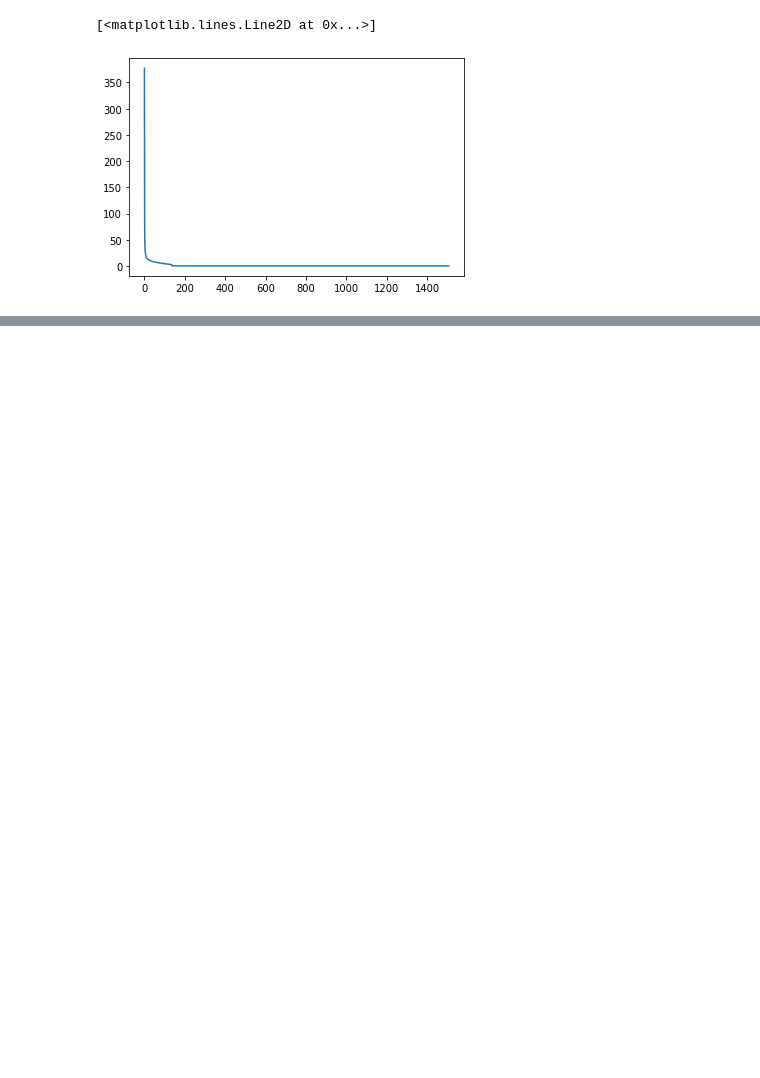
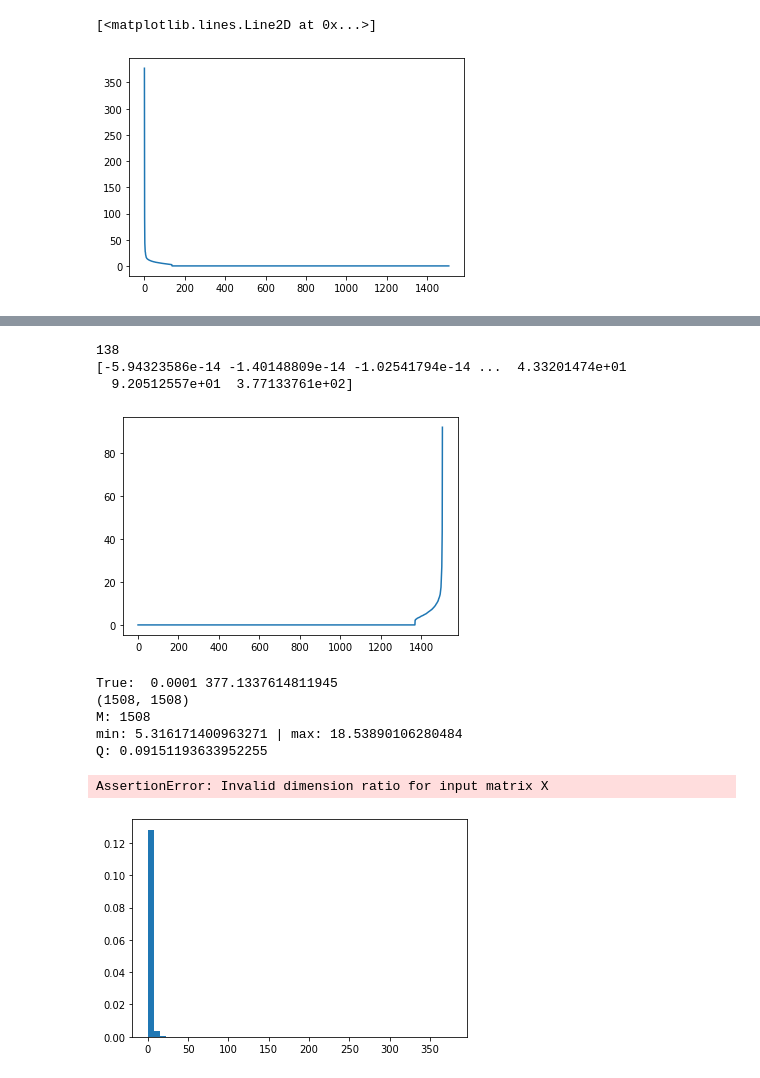
Before and after one commit to jase-clarkson/mini_1, a Jupyter notebook: PCA.ipynb, the cells around one changed output, grey strips where cells are left out. Drawn from its saved outputs; the diff is of its cells as text; code cells hidden in the pictures; blank space fills up the shorter version.

```diff
--- a/PCA.ipynb
+++ b/PCA.ipynb
@@ -49,0 +86,20 @@ eig_2.plot(kind='bar')
+# %%
+import importlib; importlib.reload(src.random_matrix)
+compare_spectrum_to_mp = src.random_matrix.compare_spectrum_to_mp
+T = data.shape[0]
+print(T)
+compare_spectrum_to_mp(corr, T, sigma=1)
+# print(len(data))
+# data
+# %% [output]
+138
+[-5.94323586e-14 -1.40148809e-14 -1.02541794e-14 ...  4.33201474e+01
+  9.20512557e+01  3.77133761e+02]
+[figure, added]
+True:  0.0001 377.1337614811945
+(1508, 1508)
+M: 1508
+min: 5.316171400963271 | max: 18.53890106280484
+Q: 0.09151193633952255
+AssertionError: Invalid dimension ratio for input matrix X
+[figure, added]
```
Also changed, not shown: parts of 6 cells of this notebook, 4 other files.
